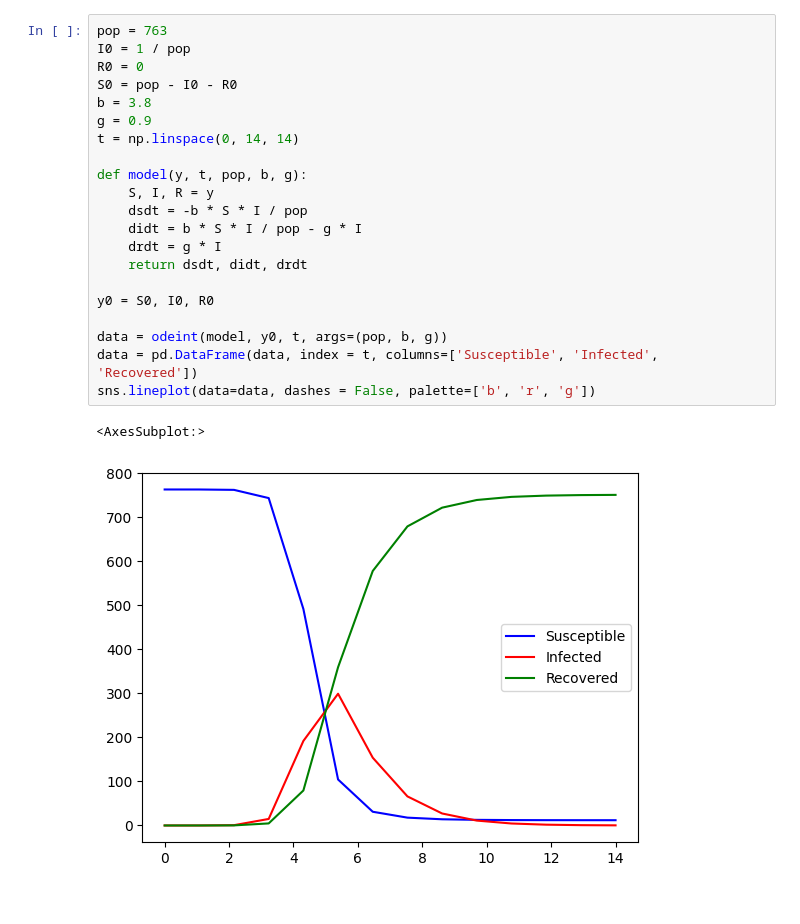
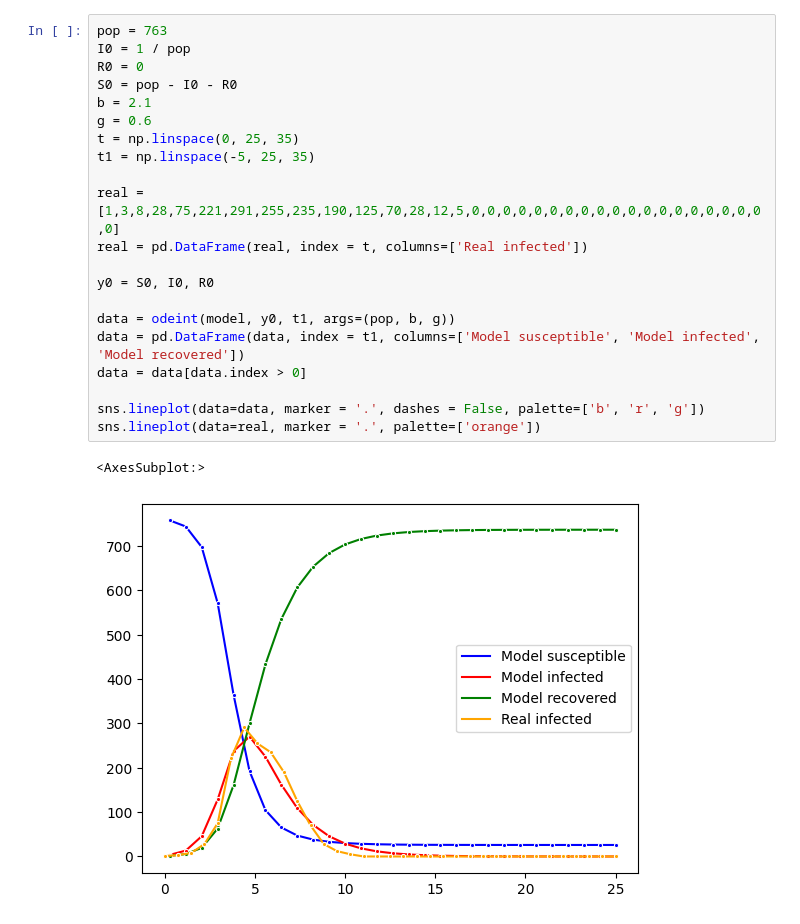
Before and after one commit to vitalismaxim/Intro-Computational-Science, a Jupyter notebook: assignment1.ipynb, the cells around one changed output. Saved outputs shown, nothing was run; the diff lists cells and outputs as text.

```diff
--- a/assignment1.ipynb
+++ b/assignment1.ipynb
@@ -55,24 +52,24 @@ sns.lineplot(data=data, dashes = False, palette=['b', 'r', 'g'])
 # %%
 pop = 763
 I0 = 1 / pop
 R0 = 0
 S0 = pop - I0 - R0
-b = 3.8
-g = 0.9
-t = np.linspace(0, 14, 14)
+b = 2.1
+g = 0.6
+t = np.linspace(0, 25, 35)
+t1 = np.linspace(-5, 25, 35)
 
-def model(y, t, pop, b, g):
-    S, I, R = y
-    dsdt = -b * S * I / pop
-    didt = b * S * I / pop - g * I
-    drdt = g * I
-    return dsdt, didt, drdt
+real = [1,3,8,28,75,221,291,255,235,190,125,70,28,12,5,0,0,0,0,0,0,0,0,0,0,0,0,0,0,0,0,0,0,0,0]
+real = pd.DataFrame(real, index = t, columns=['Real infected'])
 
 y0 = S0, I0, R0
 
-data = odeint(model, y0, t, args=(pop, b, g))
-data = pd.DataFrame(data, index = t, columns=['Susceptible', 'Infected', 'Recovered'])
-sns.lineplot(data=data, dashes = False, palette=['b', 'r', 'g'])
+data = odeint(model, y0, t1, args=(pop, b, g))
+data = pd.DataFrame(data, index = t1, columns=['Model susceptible', 'Model infected', 'Model recovered'])
+data = data[data.index > 0]
+
+sns.lineplot(data=data, marker = '.', dashes = False, palette=['b', 'r', 'g'])
+sns.lineplot(data=real, marker = '.', palette=['orange'])
 # %% [output]
 <AxesSubplot:>
-[figure, old version]
+[figure, new version]
```
Also changed, not shown: parts of 15 cells of this notebook, 2 other files.
